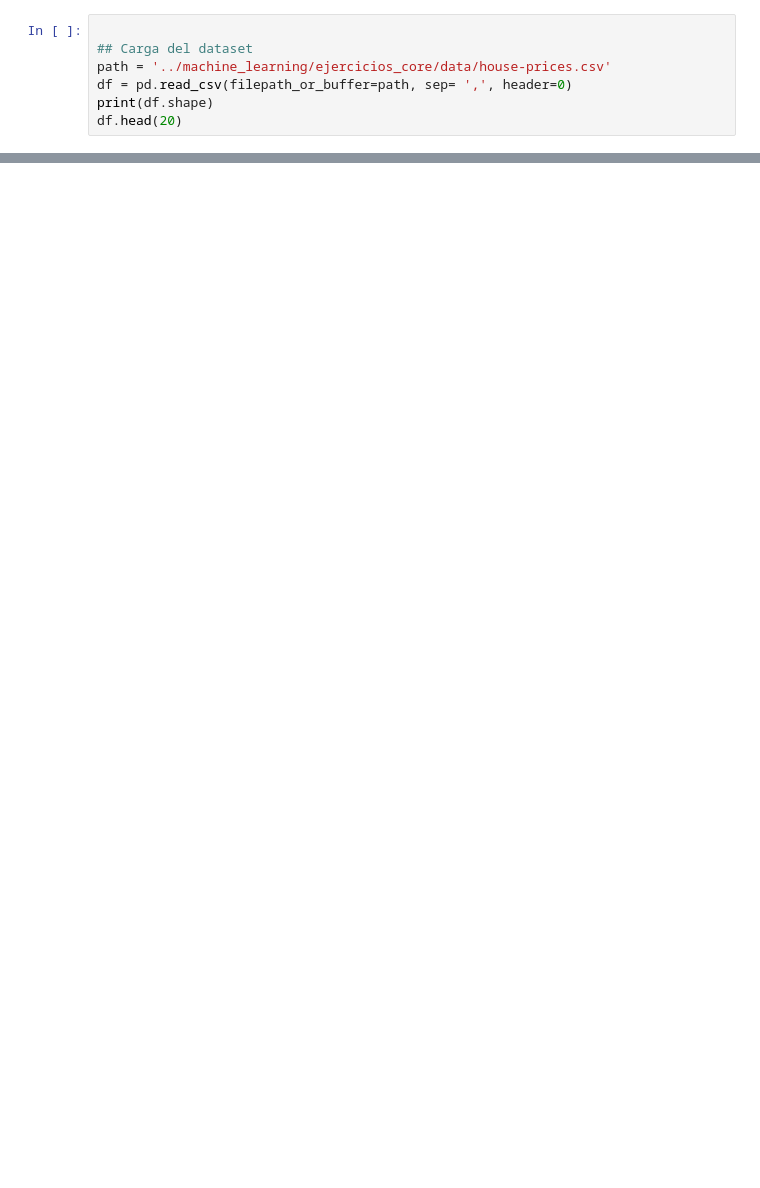
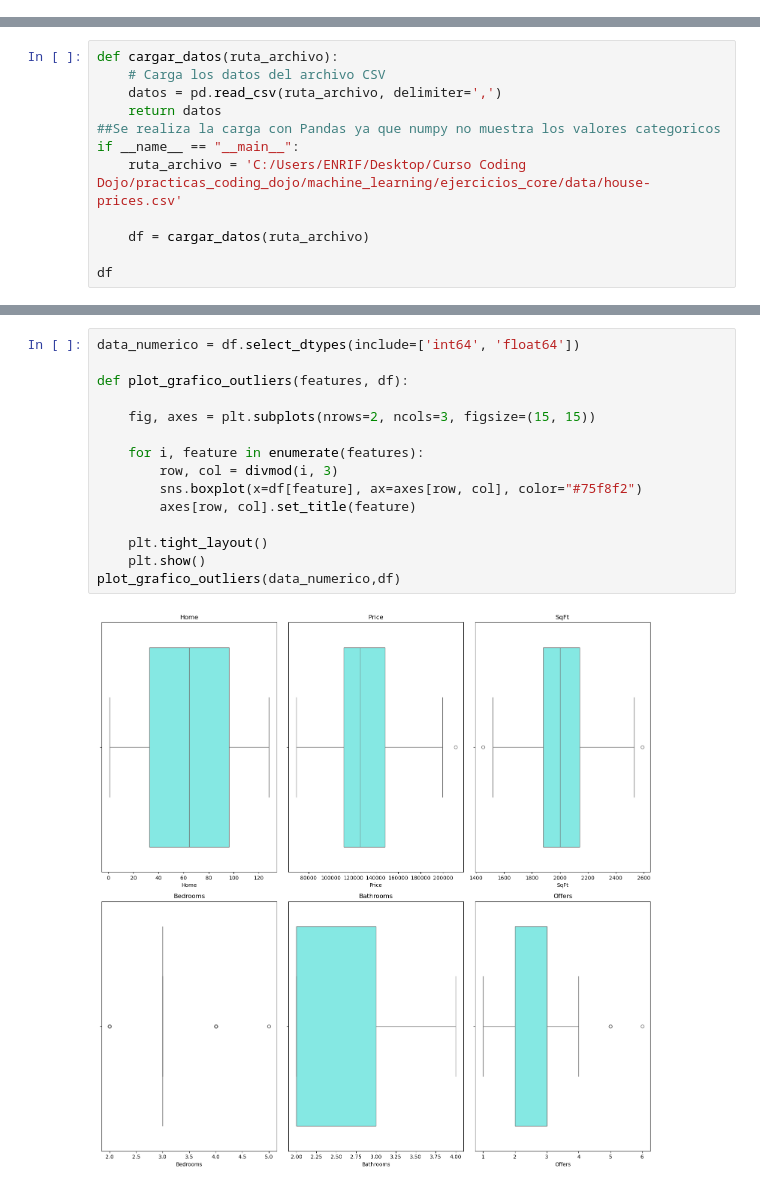
Before and after one commit to efleitasalva/bootcampo_coding_dojo_EF, a Jupyter notebook: machine_learning/ejercicios_core/ejercicio_regresion1.ipynb, the cells around one changed output, grey strips where cells are left out. Saved outputs shown, nothing was run; the diff lists cells and outputs as text; blank space fills up the shorter version.

Commit message:
core de ejercicion_regresion1

```diff
--- a/machine_learning/ejercicios_core/ejercicio_regresion1.ipynb
+++ b/machine_learning/ejercicios_core/ejercicio_regresion1.ipynb
@@ -3,7 +0,0 @@ import pandas as pd
-# %%
-
-## Carga del dataset
-path = '../machine_learning/ejercicios_core/data/house-prices.csv'
-df = pd.read_csv(filepath_or_buffer=path, sep= ',', header=0)
-print(df.shape)
-df.head(20)
@@ -11,0 +9,12 @@ FileNotFoundError: [Errno 2] No such file or directory: '../machine_learning/eje
+# %%
+def cargar_datos(ruta_archivo):
+    # Carga los datos del archivo CSV
+    datos = pd.read_csv(ruta_archivo, delimiter=',')
+    return datos
+##Se realiza la carga con Pandas ya que numpy no muestra los valores categoricos
+if __name__ == "__main__":
+    ruta_archivo = 'C:/Users/ENRIF/Desktop/Curso Coding Dojo/practicas_coding_dojo/machine_learning/ejercicios_core/data/house-prices.csv'
+
+    df = cargar_datos(ruta_archivo)
+
+df
@@ -11,0 +53,17 @@ FileNotFoundError: [Errno 2] No such file or directory: '../machine_learning/eje
+# %%
+data_numerico = df.select_dtypes(include=['int64', 'float64'])
+
+def plot_grafico_outliers(features, df):
+
+    fig, axes = plt.subplots(nrows=2, ncols=3, figsize=(15, 15))
+
+    for i, feature in enumerate(features):
+        row, col = divmod(i, 3)
+        sns.boxplot(x=df[feature], ax=axes[row, col], color="#75f8f2")
+        axes[row, col].set_title(feature)
+
+    plt.tight_layout()
+    plt.show()
+plot_grafico_outliers(data_numerico,df)
+# %% [output]
+[figure, added]
```
Also changed, not shown: parts of 8 cells of this notebook, 1 other file.
